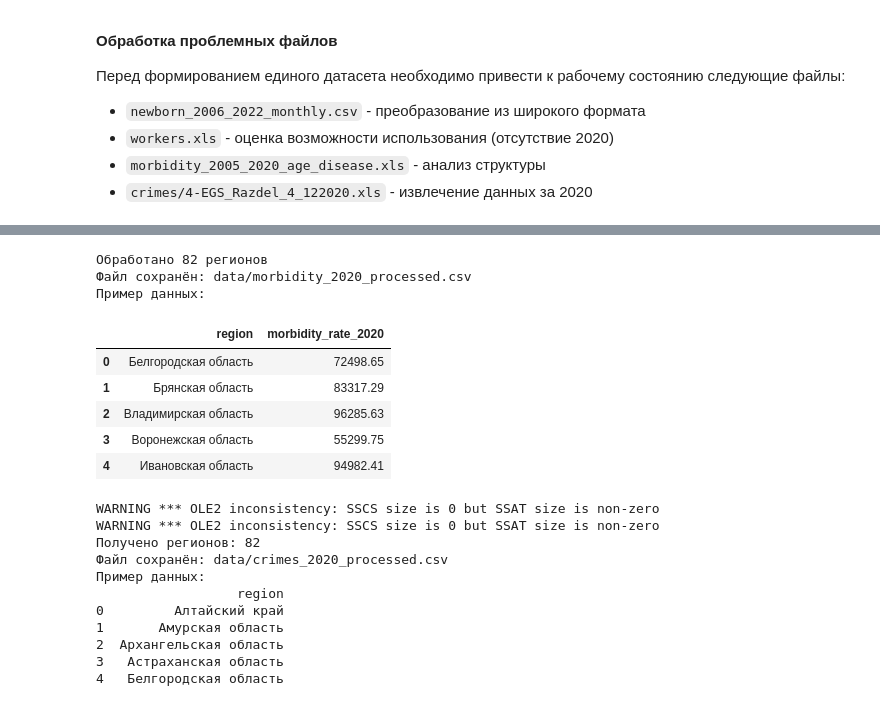
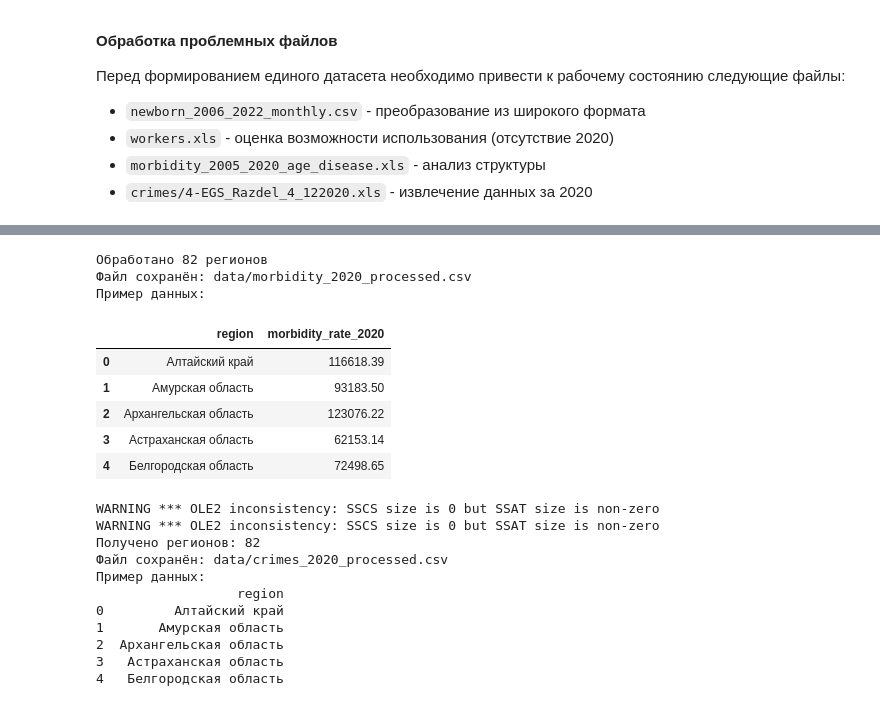
Before and after one commit to BooBa77/skillfactory_diplom, a Jupyter notebook: diplom.ipynb, the cells around one changed output, grey strips where cells are left out. Drawn from its saved outputs; the diff is of its cells as text; code cells hidden in the pictures.

```diff
--- a/diplom.ipynb
+++ b/diplom.ipynb
@@ -679,84 +669,34 @@ df_total = df_morb[
     (df_morb['age_group'] == 'Всего')
 ].copy()
 
-# 3. Удаление федеральных округов и РФ
-regions_to_exclude = [
-    'Российская Федерация',
-    'Центральный федеральный округ',
-    'Северо-Западный федеральный округ',
-    'Южный федеральный округ',
-    'Северо-Кавказский федеральный округ',
-    'Приволжский федеральный округ',
-    'Уральский федеральный округ',
-    'Сибирский федеральный округ',
-    'Дальневосточный федеральный округ'
-]
-
-df_regions = df_total[~df_total['region'].isin(regions_to_exclude)].copy()
-
-# 4. Нормализация названий регионов
-def normalize_region_morb(name):
-    if pd.isna(name):
-        return None
-
-    name = str(name).strip()
-    name_lower = name.lower()
-
-    # Жёстко отсекаем всё, что содержит "федеральный округ"
-    if 'федеральный округ' in name_lower:
-        return None
-
-    if 'москва' in name_lower and 'область' not in name_lower:
-        return 'Москва'
-    if 'санкт-петербург' in name_lower and 'область' not in name_lower:
-        return 'Санкт-Петербург'
-    if 'севастополь' in name_lower:
-        return 'Севастополь'
-
-    if 'архангельская' in name_lower:
-        if 'без' in name_lower or 'кроме' in name_lower:
-            return None
-        else:
-            return 'Архангельская область (включая Ненецкий АО)'
-
-    if 'тюменская' in name_lower:
-        if 'без' in name_lower or 'кроме' in name_lower:
-            return None
-        else:
-            return 'Тюменская область (включая ХМАО и ЯНАО)'
-
-    if 'северная осетия' in name_lower:
-        return 'Республика Северная Осетия-Алания'
-
-    if 'адыгея' in name_lower:
-        return 'Республика Адыгея'
-
-    return name
-
-df_regions['region_clean'] = df_regions['region'].apply(normalize_region_morb)
-df_regions = df_regions.dropna(subset=['region_clean']).reset_index(drop=True)
-
-# 5. Преобразование в длинный формат
+# 3. Преобразование в длинный формат (сразу после фильтрации)
 years = [str(y) for y in range(2005, 2017)]
 df_long = pd.melt(
-    df_regions,
-    id_vars=['region_clean'],
+    df_total,
+    id_vars=['region', 'disease', 'age_group'],
     value_vars=years,
     var_name='year',
     value_name='morbidity_rate'
 )
 
+# Удаляем служебные колонки
+df_long = df_long.drop(columns=['disease', 'age_group'])
 df_long['year'] = pd.to_numeric(df_long['year'])
 df_long = df_long.dropna(subset=['morbidity_rate']).reset_index(drop=True)
 
-# 6. Прогнозирование на 2020
+# 4. Нормализация названий регионов (федеральные округа отсеются автоматически)
+df_long['region'] = df_long['region'].apply(normalize_region)
+df_clean = df_long.dropna(subset=['region']).copy()
+df_clean = df_clean.groupby(['region', 'year'], as_index=False)['morbidity_rate'].mean()
+
+# 5. Прогнозирование на 2020
 from sklearn.linear_model import LinearRegression
 
-regions = df_long['region_clean'].unique()
+regions = df_clean['region'].unique()
 predicted_data = []
 
 for region in regions:
-    region_data = df_long[df_long['region_clean'] == region].copy()
+    region_data = df_clean[df_clean['region'] == region].copy()
     region_data = region_data.sort_values('year')
 
     if len(region_data) < 2:
@@ -766,38 +706,38 @@ for region in regions:
             'morbidity_rate_2020': last_value
         })
         continue
 
     X = region_data['year'].values.reshape(-1, 1)
     y = region_data['morbidity_rate'].values
 
     model = LinearRegression()
     model.fit(X, y)
 
     pred_2020 = model.predict([[2020]])[0]
     pred_2020 = max(0, round(pred_2020, 2))
 
     predicted_data.append({
         'region': region,
         'morbidity_rate_2020': pred_2020
     })
 
 df_pred = pd.DataFrame(predicted_data)
 df_pred.to_csv(output_file, index=False, encoding='utf-8')
 
 print(f"Обработано {len(df_pred)} регионов")
 print(f"Файл сохранён: {output_file}")
 print("Пример данных:")
 display(df_pred.head())
 # %% [output]
 Обработано 82 регионов
 Файл сохранён: data/morbidity_2020_processed.csv
 Пример данных:
 |  | region | morbidity_rate_2020 |
-| 0 | Белгородская область | 72498.65 |
-| 1 | Брянская область | 83317.29 |
-| 2 | Владимирская область | 96285.63 |
-| 3 | Воронежская область | 55299.75 |
-| 4 | Ивановская область | 94982.41 |
+| 0 | Алтайский край | 116618.39 |
+| 1 | Амурская область | 93183.50 |
+| 2 | Архангельская область | 123076.22 |
+| 3 | Астраханская область | 62153.14 |
+| 4 | Белгородская область | 72498.65 |
 # %%
 # --- Обработка данных о преступности (crimes) ---
 # Извлечение данных за 2020 год из файла 4-EGS_Razdel_4_122020.xls
```
Also changed, not shown: parts of 29 cells of this notebook, 9 other files.
